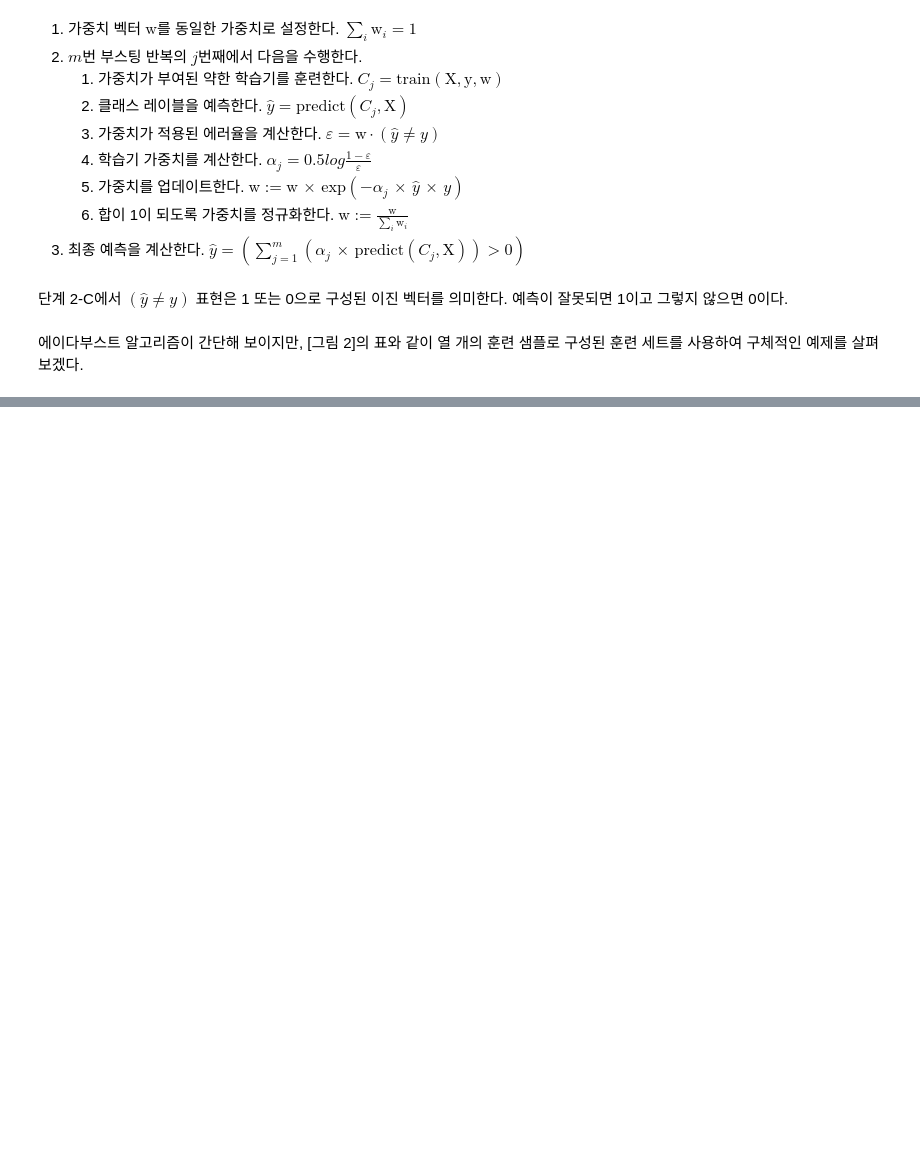
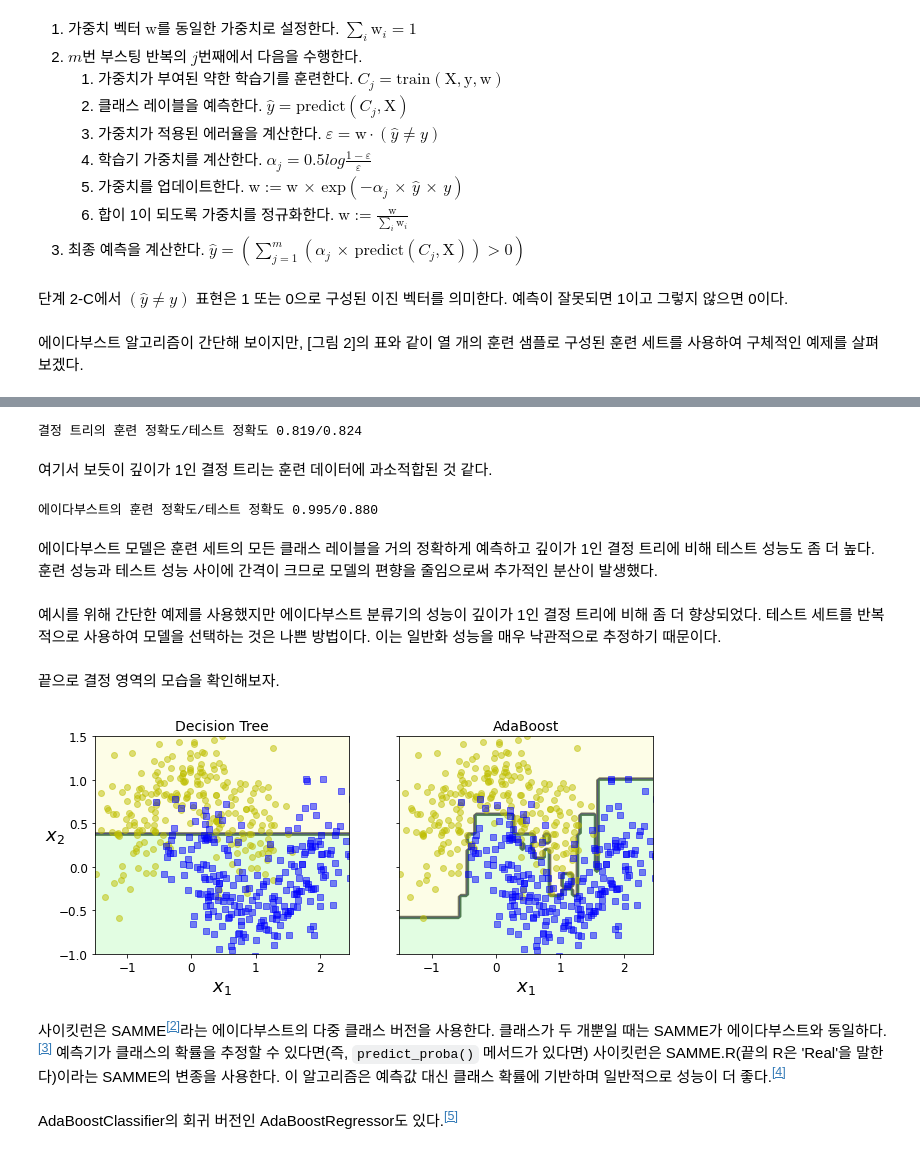
Before and after one commit to Sameta-cani/jwork, a Jupyter notebook: Boosting.ipynb, the cells around one changed output, grey strips where cells are left out. Cells and saved outputs as stored; diff of their text form; code cells hidden in the pictures; blank space fills up the shorter version.

```diff
--- a/Boosting.ipynb
+++ b/Boosting.ipynb
@@ -93,0 +184,80 @@ def save_fig(fig_id, tight_layout=True, fig_extension="png", resolution=300):
+# %%
+from sklearn.ensemble import AdaBoostClassifier
+from sklearn.datasets import make_moons
+from sklearn.model_selection import train_test_split
+from sklearn.tree import DecisionTreeClassifier
+from sklearn.metrics import accuracy_score
+
+X, y = make_moons(n_samples=500, noise=0.30, random_state=42)
+X_train, X_test, y_train, y_test = train_test_split(X, y, random_state=42)
+
+tree = DecisionTreeClassifier(criterion='entropy',
+                              random_state=42,
+                              max_depth=1)
+ada = AdaBoostClassifier(base_estimator=tree,
+                         n_estimators=500,
+                         learning_rate=0.5,
+                         algorithm="SAMME.R",
+                         random_state=42)
+tree = tree.fit(X_train, y_train)
+y_train_pred = tree.predict(X_train)
+y_test_pred = tree.predict(X_test)
+tree_train = accuracy_score(y_train, y_train_pred)
+tree_test = accuracy_score(y_test, y_test_pred)
+print('결정 트리의 훈련 정확도/테스트 정확도 %.3f/%.3f'
+      % (tree_train, tree_test))
+# %% [output]
+결정 트리의 훈련 정확도/테스트 정확도 0.819/0.824
+# %% [markdown]
+여기서 보듯이 깊이가 1인 결정 트리는 훈련 데이터에 과소적합된 것 같다.
+# %%
+ada = ada.fit(X_train, y_train)
+y_train_pred = ada.predict(X_train)
+y_test_pred = ada.predict(X_test)
+ada_train = accuracy_score(y_train, y_train_pred)
+ada_test = accuracy_score(y_test, y_test_pred)
+print('에이다부스트의 훈련 정확도/테스트 정확도 %.3f/%.3f'
+      % (ada_train, ada_test))
+# %% [output]
+에이다부스트의 훈련 정확도/테스트 정확도 0.995/0.880
+# %% [markdown]
+에이다부스트 모델은 훈련 세트의 모든 클래스 레이블을 거의 정확하게 예측하고 깊이가 1인 결정 트리에 비해 테스트 성능도 좀 더 높다. 훈련 성능과 테스트 성능 사이에 간격이 크므로 모델의 편향을 줄임으로써 추가적인 분산이 발생했다.
+# %% [markdown]
+예시를 위해 간단한 예제를 사용했지만 에이다부스트 분류기의 성능이 깊이가 1인 결정 트리에 비해 좀 더 향상되었다. 테스트 세트를 반복적으로 사용하여 모델을 선택하는 것은 나쁜 방법이다. 이는 일반화 성능을 매우 낙관적으로 추정하기 때문이다.
+# %% [markdown]
+끝으로 결정 영역의 모습을 확인해보자.
+# %%
+from matplotlib.colors import ListedColormap
+
+def plot_decision_boundary(clf, X, y, axes=[-1.5, 2.45, -1, 1.5], alpha=0.5, contour=True):
+    x1s = np.linspace(axes[0], axes[1], 100)
+    x2s = np.linspace(axes[2], axes[3], 100)
+    x1, x2 = np.meshgrid(x1s, x2s)
+    X_new = np.c_[x1.ravel(), x2.ravel()]
+    y_pred = clf.predict(X_new).reshape(x1.shape)
+    custom_cmap = ListedColormap(['#fafab0', '#9898ff', '#a0faa0'])
+    plt.contourf(x1, x2, y_pred, alpha=0.3, cmap=custom_cmap)
+    if contour:
+        custom_cmap2 = ListedColormap(['#7d7d58', '#4c4c7f', '#507d50'])
+        plt.contour(x1, x2, y_pred, cmap=custom_cmap2, alpha=0.8)
+    plt.plot(X[:, 0][y==0], X[:, 1][y==0], "yo", alpha=alpha)
+    plt.plot(X[:, 0][y==1], X[:, 1][y==1], "bs", alpha=alpha)
+    plt.axis(axes)
+    plt.xlabel(r"$x_1$", fontsize=18)
+    plt.ylabel(r"$x_2$", fontsize=18, rotation=0)
+
+fig, axes = plt.subplots(ncols=2, figsize=(10, 4), sharey=True)
+plt.sca(axes[0])
+plot_decision_boundary(tree, X, y)
+plt.title("Decision Tree", fontsize=14)
+plt.sca(axes[1])
+plot_decision_boundary(ada_clf, X, y)
+plt.title("AdaBoost", fontsize=14)
+plt.ylabel("")
+plt.show()
+# %% [output]
+[figure, added]
+# %% [markdown]
+사이킷런은 SAMME<sup><a id="a02" href="#p02">[2]</a></sup>라는 에이다부스트의 다중 클래스 버전을 사용한다. 클래스가 두 개뿐일 때는 SAMME가 에이다부스트와 동일하다.<sup><a id="a03" href="#p03">[3]</a></sup> 예측기가 클래스의 확률을 추정할 수 있다면(즉, <code>predict_proba()</code> 메서드가 있다면) 사이킷런은 SAMME.R(끝의 R은 'Real'을 말한다)이라는 SAMME의 변종을 사용한다. 이 알고리즘은 예측값 대신 클래스 확률에 기반하며 일반적으로 성능이 더 좋다.<sup><a id="a04" href="#p04">[4]</a></sup>
+# %% [markdown]
+AdaBoostClassifier의 회귀 버전인 AdaBoostRegressor도 있다.<sup><a id="a05" href="#p05">[5]</a></sup>
```
Also changed, not shown: parts of 55 cells of this notebook, 5 other files.
